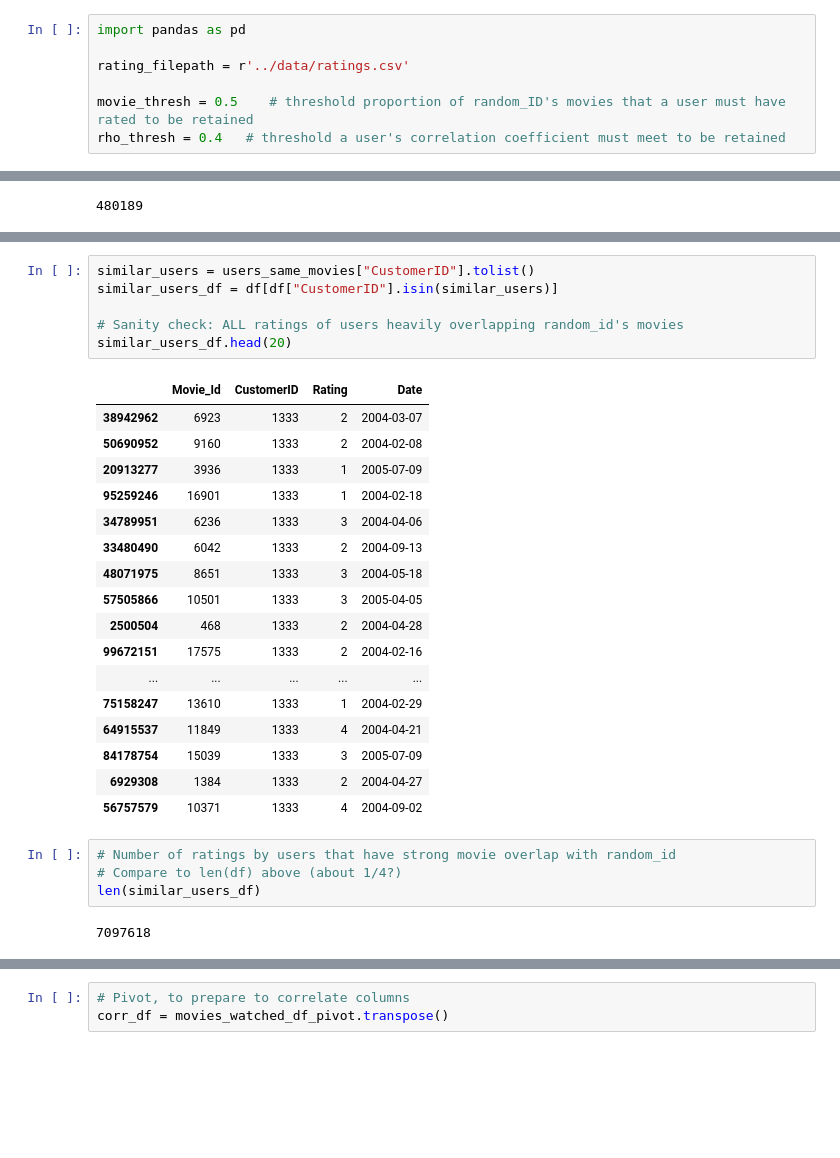
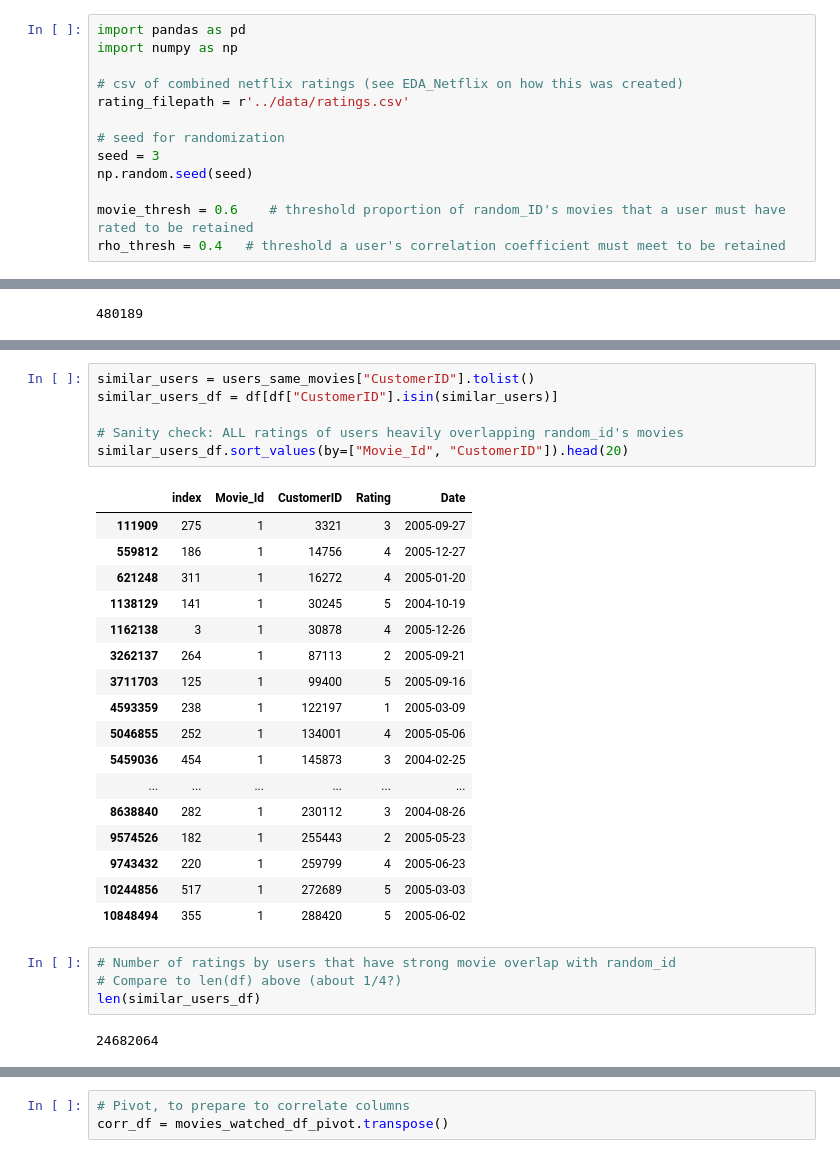
Before and after one commit to dash2927/ABCD, a Jupyter notebook: notebooks/User-User Filtering.ipynb, the cells around one changed output, grey strips where cells are left out. Cells and saved outputs as stored; diff of their text form; blank space fills up the shorter version.

Commit message:
Fixed user filtering, transfered to script, finished netflix only recommendation

```diff
--- a/notebooks/User-User Filtering.ipynb
+++ b/notebooks/User-User Filtering.ipynb
@@ -11,10 +11,16 @@ The threshold for the second filter is a correlation coefficient between the rat
 Threshold selections can be found at the top of the program.
 # %%
 import pandas as pd
+import numpy as np
 
+# csv of combined netflix ratings (see EDA_Netflix on how this was created)
 rating_filepath = r'../data/ratings.csv'
 
-movie_thresh = 0.5    # threshold proportion of random_ID's movies that a user must have rated to be retained
+# seed for randomization
+seed = 3
+np.random.seed(seed)
+
+movie_thresh = 0.6    # threshold proportion of random_ID's movies that a user must have rated to be retained
 rho_thresh = 0.4   # threshold a user's correlation coefficient must meet to be retained
 # %%
 # runtime: 20 sec
@@ -165,33 +169,33 @@ users_same_movies.head(10)
 # %%
 similar_users = users_same_movies["CustomerID"].tolist()
 similar_users_df = df[df["CustomerID"].isin(similar_users)]
 
 # Sanity check: ALL ratings of users heavily overlapping random_id's movies
-similar_users_df.head(20)
+similar_users_df.sort_values(by=["Movie_Id", "CustomerID"]).head(20)
 # %% [output]
-|  | Movie_Id | CustomerID | Rating | Date |
-| 38942962 | 6923 | 1333 | 2 | 2004-03-07 |
-| 50690952 | 9160 | 1333 | 2 | 2004-02-08 |
-| 20913277 | 3936 | 1333 | 1 | 2005-07-09 |
-| 95259246 | 16901 | 1333 | 1 | 2004-02-18 |
-| 34789951 | 6236 | 1333 | 3 | 2004-04-06 |
-| 33480490 | 6042 | 1333 | 2 | 2004-09-13 |
-| 48071975 | 8651 | 1333 | 3 | 2004-05-18 |
-| 57505866 | 10501 | 1333 | 3 | 2005-04-05 |
-| 2500504 | 468 | 1333 | 2 | 2004-04-28 |
-| 99672151 | 17575 | 1333 | 2 | 2004-02-16 |
-| ... | ... | ... | ... | ... |
-| 75158247 | 13610 | 1333 | 1 | 2004-02-29 |
-| 64915537 | 11849 | 1333 | 4 | 2004-04-21 |
-| 84178754 | 15039 | 1333 | 3 | 2005-07-09 |
-| 6929308 | 1384 | 1333 | 2 | 2004-04-27 |
-| 56757579 | 10371 | 1333 | 4 | 2004-09-02 |
+|  | index | Movie_Id | CustomerID | Rating | Date |
+| 111909 | 275 | 1 | 3321 | 3 | 2005-09-27 |
+| 559812 | 186 | 1 | 14756 | 4 | 2005-12-27 |
+| 621248 | 311 | 1 | 16272 | 4 | 2005-01-20 |
+| 1138129 | 141 | 1 | 30245 | 5 | 2004-10-19 |
+| 1162138 | 3 | 1 | 30878 | 4 | 2005-12-26 |
+| 3262137 | 264 | 1 | 87113 | 2 | 2005-09-21 |
+| 3711703 | 125 | 1 | 99400 | 5 | 2005-09-16 |
+| 4593359 | 238 | 1 | 122197 | 1 | 2005-03-09 |
+| 5046855 | 252 | 1 | 134001 | 4 | 2005-05-06 |
+| 5459036 | 454 | 1 | 145873 | 3 | 2004-02-25 |
+| ... | ... | ... | ... | ... | ... |
+| 8638840 | 282 | 1 | 230112 | 3 | 2004-08-26 |
+| 9574526 | 182 | 1 | 255443 | 2 | 2005-05-23 |
+| 9743432 | 220 | 1 | 259799 | 4 | 2005-06-23 |
+| 10244856 | 517 | 1 | 272689 | 5 | 2005-03-03 |
+| 10848494 | 355 | 1 | 288420 | 5 | 2005-06-02 |
 # %%
 # Number of ratings by users that have strong movie overlap with random_id
 # Compare to len(df) above (about 1/4?)
 len(similar_users_df)
 # %% [output]
-7097618
+24682064
 # %%
 # Create CustomerID vs Movie_Id pivot talbe so that
 # corr() can find pairwise correlation between columns.
```
Also changed, not shown: parts of 25 cells of this notebook, 3 other files.
